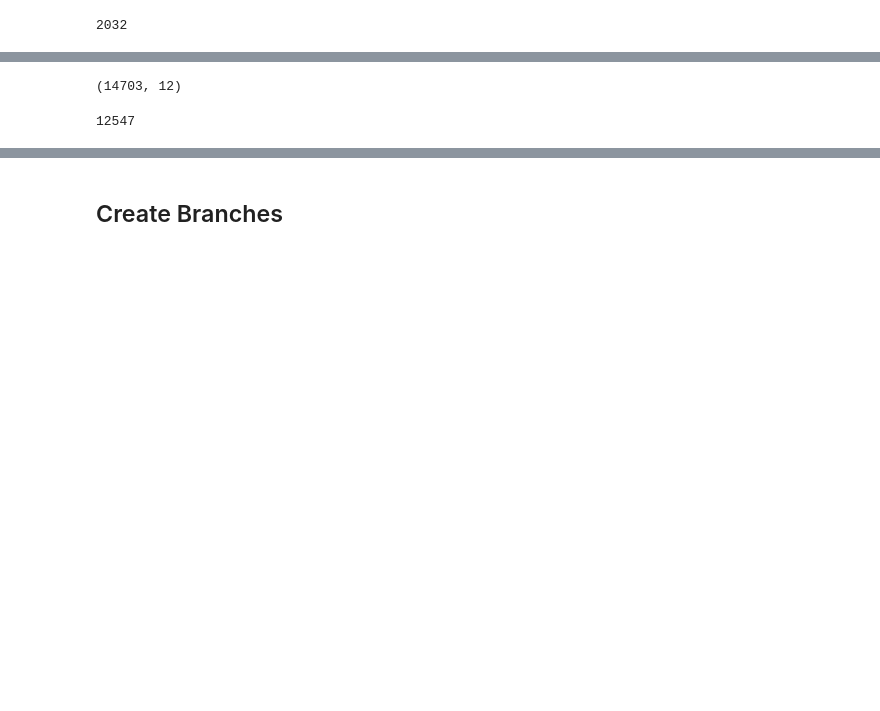
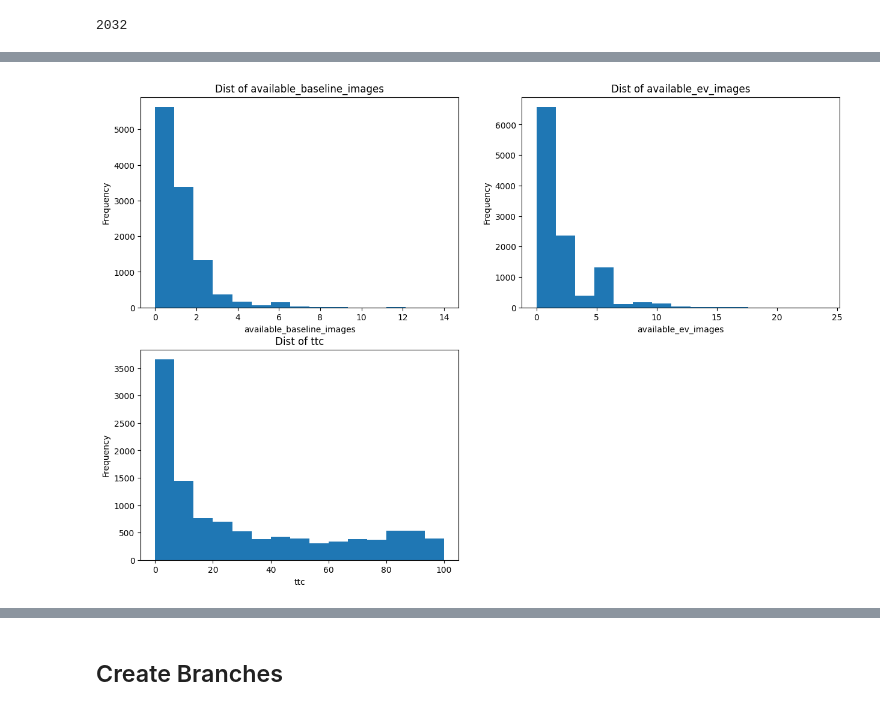
Before and after one commit to wri/decision-tree, a Jupyter notebook: notebooks/decision_tree.ipynb, the cells around one changed output, grey strips where cells are left out. Saved outputs shown, nothing was run; the diff lists cells and outputs as text; code cells hidden in the pictures; blank space fills up the shorter version.

Commit message:
quick visual EDA

```diff
--- a/notebooks/decision_tree.ipynb
+++ b/notebooks/decision_tree.ipynb
@@ -114,12 +94,4 @@ ft_poly[dups == True].head(10)
+# %%
+ft_poly = ft_poly.drop_duplicates(subset=columns_to_match)
 # %%
-columns_to_match = ['project', 'sitename', 'poly_name']
-intersection = pd.merge(ft_poly, ttc, on=columns_to_match)
+inter = pd.merge(ft_poly, ttc, on=columns_to_match)
-# %%
-intersection.shape
-# %% [output]
-(14703, 12)
-# %%
-ft_poly = ft_poly[ft_poly.poly_name.isin(match)]
-len(ft_poly)
-# %% [output]
-12547
@@ -127,0 +98,16 @@ mrg = pd.merge(tf_poly, ttc, on=['A', 'B'])
+# %%
+columns = ['available_baseline_images',
+          'available_ev_images',
+          'ttc']
+num_plots = len(columns)
+fig, axes = plt.subplots(2, (num_plots // 2 + num_plots % 2), figsize=(15, 10))
+axes = axes.flatten()
+for i, col in enumerate(columns):
+    inter[col].plot(kind='hist', bins=15, ax=axes[i], title=f'Dist of {col}')
+    axes[i].set_xlabel(col)
+    axes[i].set_ylabel('Frequency')
+# Remove any empty subplots
+for j in range(len(columns), len(axes)):
+    fig.delaxes(axes[j])
+# %% [output]
+[figure, added]
```
Also changed, not shown: parts of 28 cells of this notebook.
